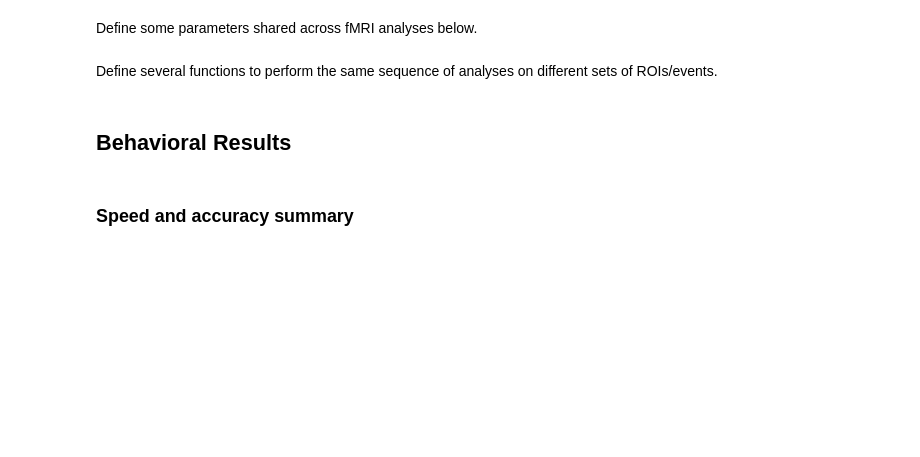
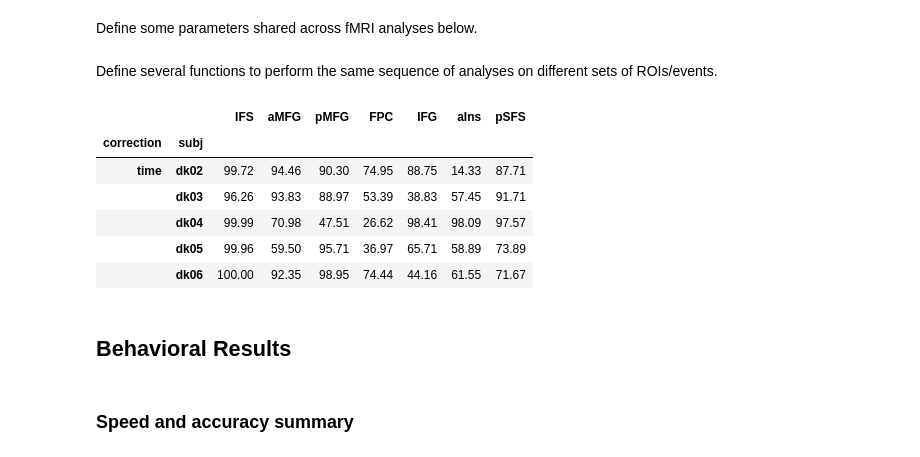
Before and after one commit to WagnerLabPapers/Waskom_JNeurosci_2014, a Jupyter notebook: Main_Analysis.ipynb, the cells around one changed output. Cells and saved outputs as stored; diff of their text form; code cells hidden in the pictures; blank space fills up the shorter version.

```diff
--- a/Main_Analysis.ipynb
+++ b/Main_Analysis.ipynb
@@ -185,0 +140,10 @@ def dksort_decode(rois, rule):
+# %%
+pfc_dimension["signif"].head()
+# %% [output]
+|  |  | IFS | aMFG | pMFG | FPC | IFG | aIns | pSFS |
+| correction | subj |  |  |  |  |  |  |  |
+| time | dk02 | 99.72 | 94.46 | 90.30 | 74.95 | 88.75 | 14.33 | 87.71 |
+|  | dk03 | 96.26 | 93.83 | 88.97 | 53.39 | 38.83 | 57.45 | 91.71 |
+|  | dk04 | 99.99 | 70.98 | 47.51 | 26.62 | 98.41 | 98.09 | 97.57 |
+|  | dk05 | 99.96 | 59.50 | 95.71 | 36.97 | 65.71 | 58.89 | 73.89 |
+|  | dk06 | 100.00 | 92.35 | 98.95 | 74.44 | 44.16 | 61.55 | 71.67 |
```
Also changed, not shown: parts of 11 cells of this notebook, 2 other files.
